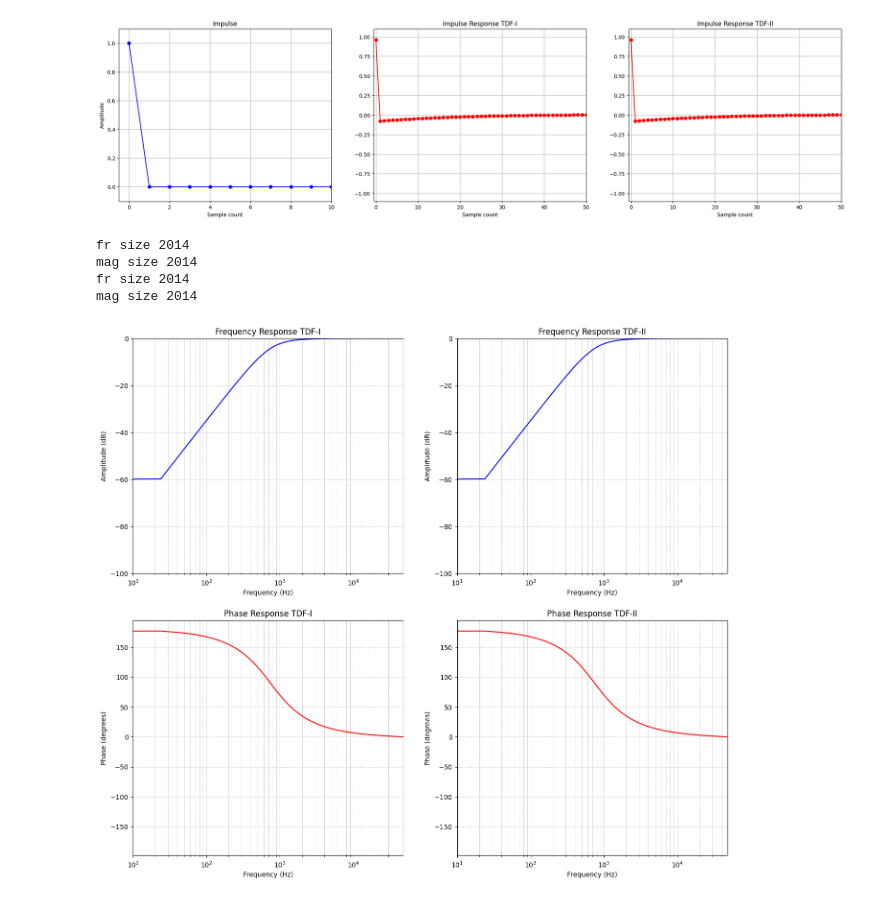
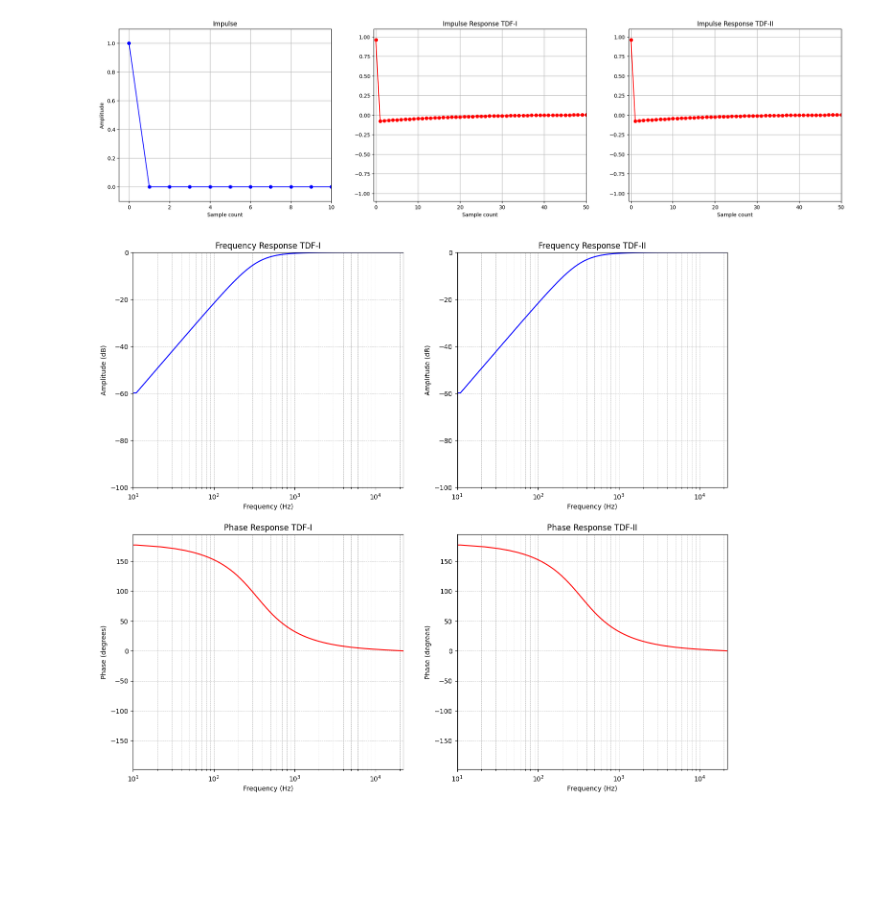
Before and after one commit to fkoolhoven/IIR, a Jupyter notebook: scripts/TDF-II-IIR.ipynb, the cells around one changed output. Saved outputs shown, nothing was run; the diff lists cells and outputs as text; code cells hidden in the pictures; blank space fills up the shorter version.

```diff
--- a/scripts/TDF-II-IIR.ipynb
+++ b/scripts/TDF-II-IIR.ipynb
@@ -71,19 +71,15 @@ plot_impulse_response(axes[2], impulse_response_tdf2, "Impulse Response TDF-II")
 # %%
 from scipy.fftpack import fft, fftfreq
 
-SAMPLE_RATE = 96000
+SAMPLE_RATE = 44100
 
 def get_response_data(impulse_response):
     spectrum = fft(impulse_response_tdf1)
     n = len(impulse_response)
     nyquist = n // 2
     frequencies = fftfreq(n, d=1/SAMPLE_RATE)[:nyquist]
-
-    # Magnitude in dB
     with np.errstate(divide='ignore'):
         magnitude_db = 20 * np.log10(np.abs(spectrum[:nyquist]))
-
-    # Phase in degrees
     phase_degrees = np.degrees(np.angle(spectrum[:nyquist]))
     return frequencies, magnitude_db, phase_degrees
 
@@ -94,35 +90,31 @@ def plot_frequency_response(ax, frequencies, magnitude_db, title):
     ax.set_xlim([10, SAMPLE_RATE/2])
     ax.set_ylabel('Amplitude (dB)')
     ax.set_ylim([-100, 0])
     ax.set_title('Frequency Response ' + title)
     ax.grid(True, which="both", ls="--", lw=0.5)
 
 def plot_phase_response(ax, frequencies, phase_degrees, title):
     ax.plot(frequencies, phase_degrees, 'r')
     ax.set_xscale('log')  # Set x-axis to logarithmic scale
     ax.set_xlabel('Frequency (Hz)')
     ax.set_xlim([10, SAMPLE_RATE/2])
     ax.set_ylabel('Phase (degrees)')
     ax.set_title('Phase Response ' + title)
     ax.grid(True, which="both", ls="--", lw=0.5)
 
 # Set up the plot
 fig, axes = plt.subplots(2, 2, figsize=(16,14))
 
 # Plot the frequency and phase response of TDF1
 frequencies, magnitude_db, phase_degrees = get_response_data(impulse_response_tdf1)
 plot_frequency_response(axes[0][0], frequencies, magnitude_db, "TDF-I")
 plot_phase_response(axes[1][0], frequencies, phase_degrees, "TDF-I")
 
 # Plot the frequency and phase response of TDF2
 frequencies, magnitude_db, phase_degrees = get_response_data(impulse_response_tdf2)
 plot_frequency_response(axes[0][1], frequencies, magnitude_db, "TDF-II")
 plot_phase_response(axes[1][1], frequencies, phase_degrees, "TDF-II")
 
 plt.show()
 # %% [output]
-fr size 2014
-mag size 2014
-fr size 2014
-mag size 2014
-[figure, old version]
+[figure, new version]
```
